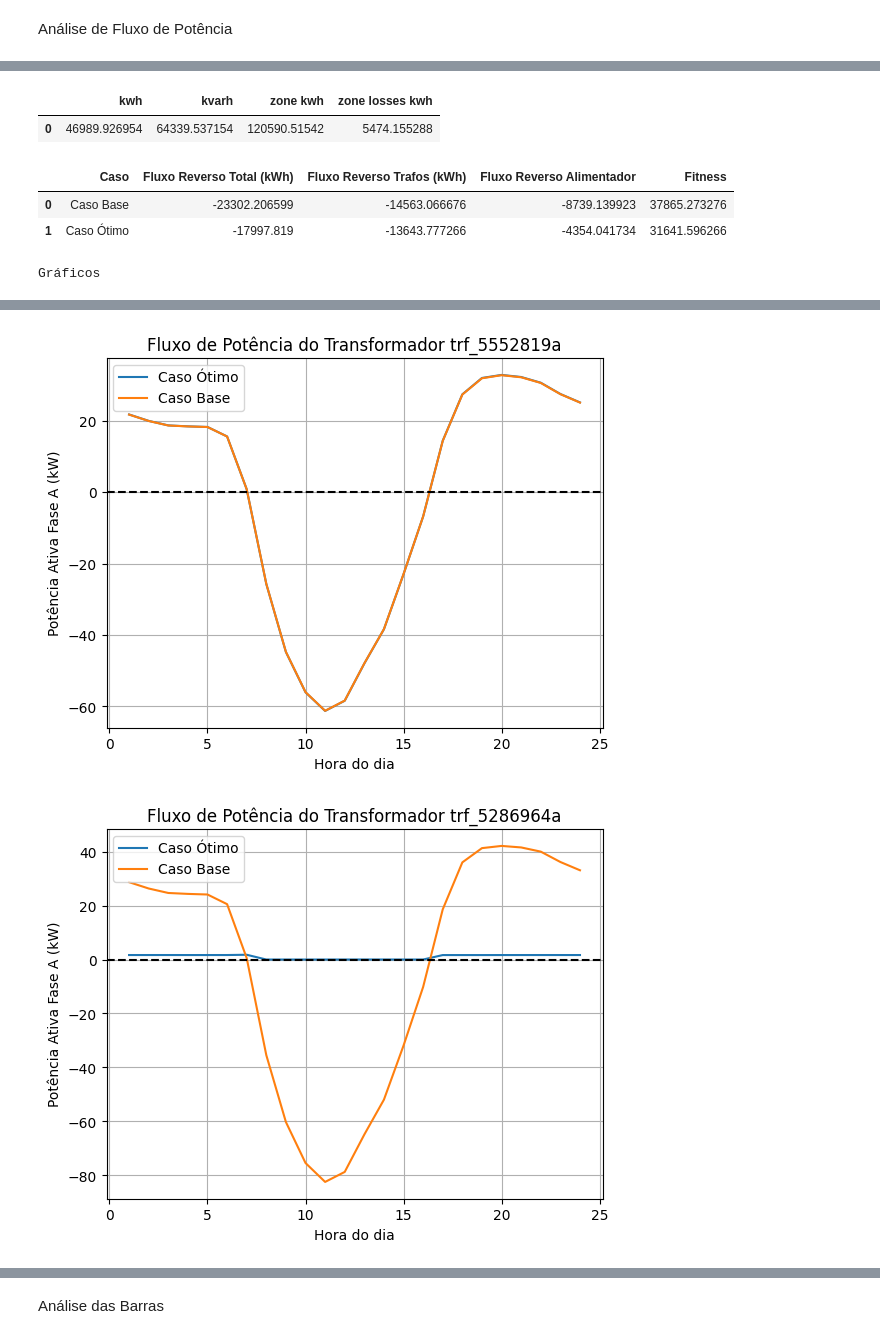
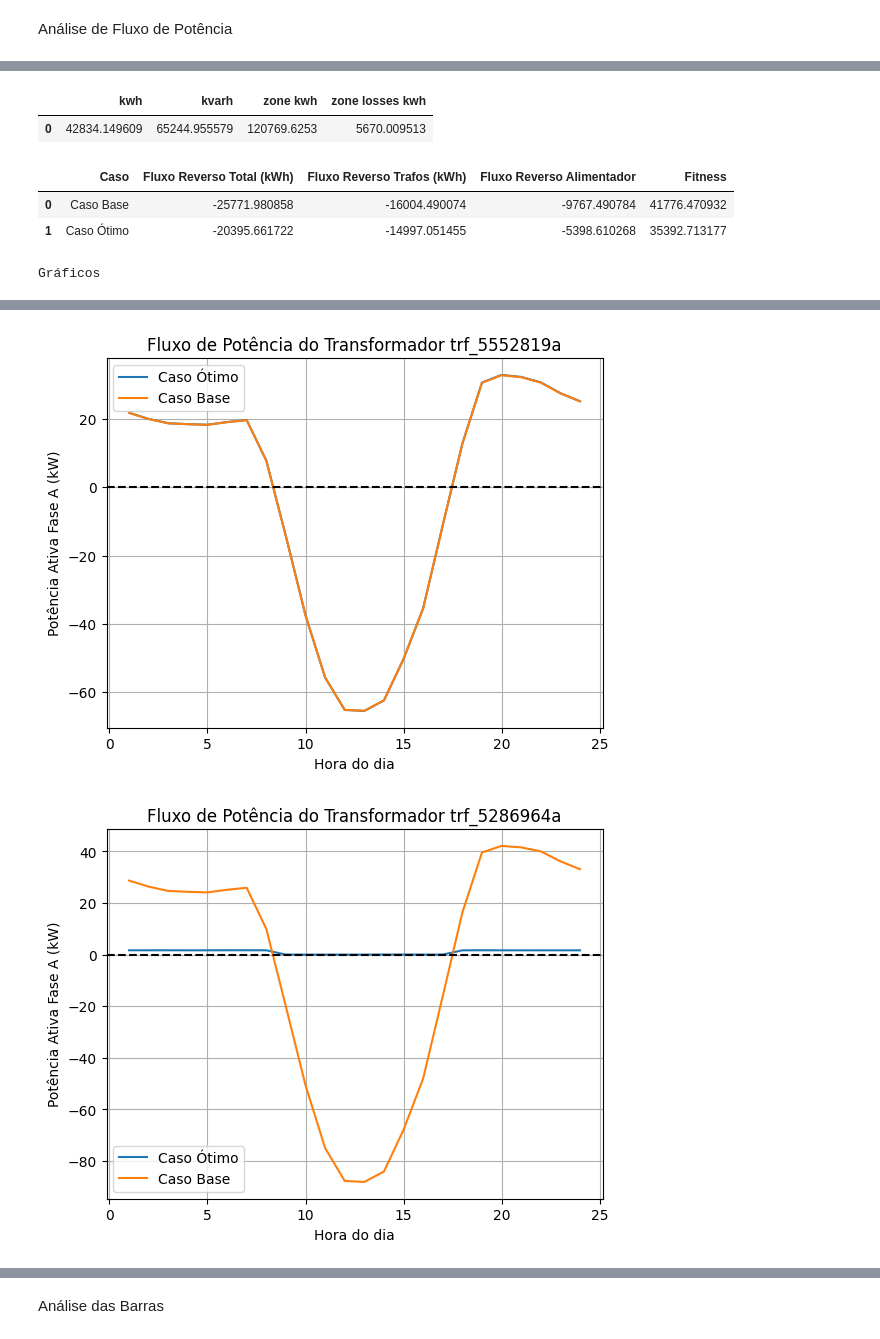
Before and after one commit to Ivanictor/Optimizer-OpenDSS, a Jupyter notebook: GA_mixed/optimal_case_mixed.ipynb, the cells around one changed output, grey strips where cells are left out. Saved outputs shown, nothing was run; the diff lists cells and outputs as text; code cells hidden in the pictures.

Commit message:
Troca de modelos de irradiância e mensagens de inicialização

```diff
--- a/GA_mixed/optimal_case_mixed.ipynb
+++ b/GA_mixed/optimal_case_mixed.ipynb
@@ -142,8 +142,8 @@ for case in cases:
 
     dss.text(f"compile [{dss_file}]")
 
-    dss.text("Redirect 'PV_System_120_MeiaPonte.dss'")
-    #dss.text("Redirect 'PVSystem_120_Irrad.dss")
+    #dss.text("Redirect 'PV_System_120_MeiaPonte.dss'")
+    dss.text("Redirect 'PVSystem_120_Irrad.dss")
     dss.text("buscoords buscoords.csv")
 
     if case == "Caso Ótimo":
@@ -301,8 +301,8 @@ Número de iterações de controle:  3
 
 Caso Ótimo
 |  | kwh | kvarh | zone kwh | zone losses kwh |
-| 0 | 46989.926954 | 64339.537154 | 120590.51542 | 5474.155288 |
+| 0 | 42834.149609 | 65244.955579 | 120769.6253 | 5670.009513 |
 |  | Caso | Fluxo Reverso Total (kWh) | Fluxo Reverso Trafos (kWh) | Fluxo Reverso Alimentador | Fitness |
-| 0 | Caso Base | -23302.206599 | -14563.066676 | -8739.139923 | 37865.273276 |
-| 1 | Caso Ótimo | -17997.819 | -13643.777266 | -4354.041734 | 31641.596266 |
+| 0 | Caso Base | -25771.980858 | -16004.490074 | -9767.490784 | 41776.470932 |
+| 1 | Caso Ótimo | -20395.661722 | -14997.051455 | -5398.610268 | 35392.713177 |
 Gráficos
@@ -311,2 +311,2 @@ Gráficos
-[figure, old version]
+[figure, new version]
-[figure, old version]
+[figure, new version]
```
Also changed, not shown: parts of 1 cell of this notebook, 1 other file.
